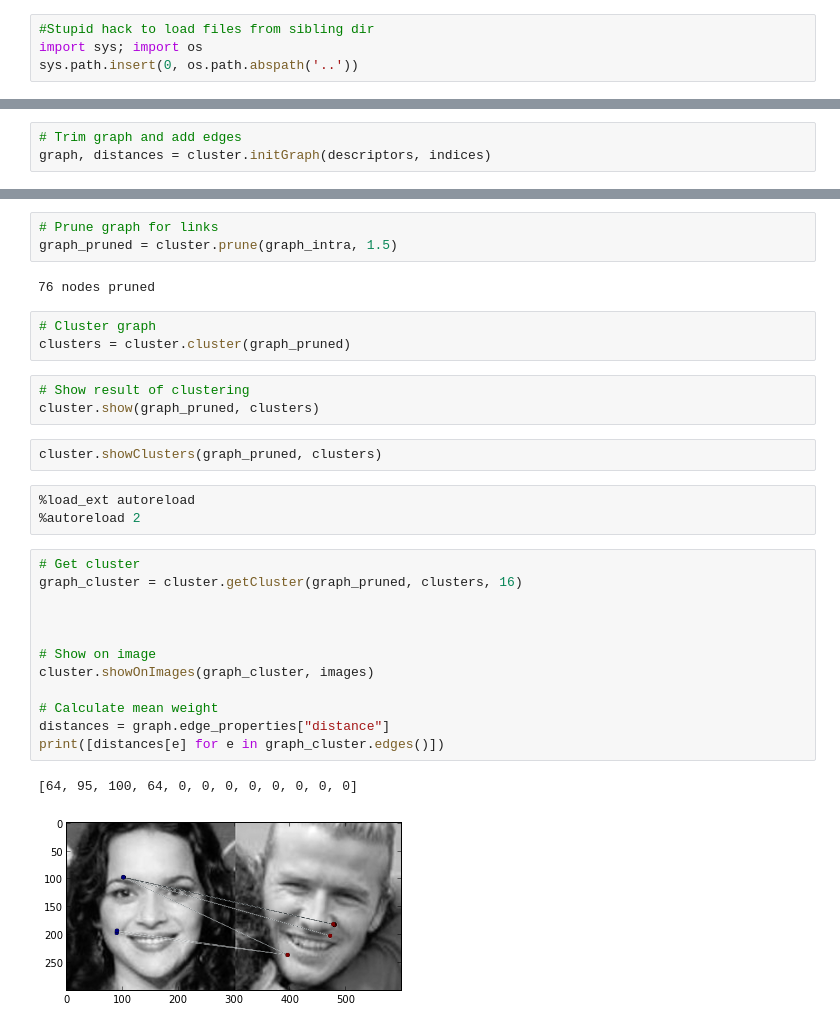
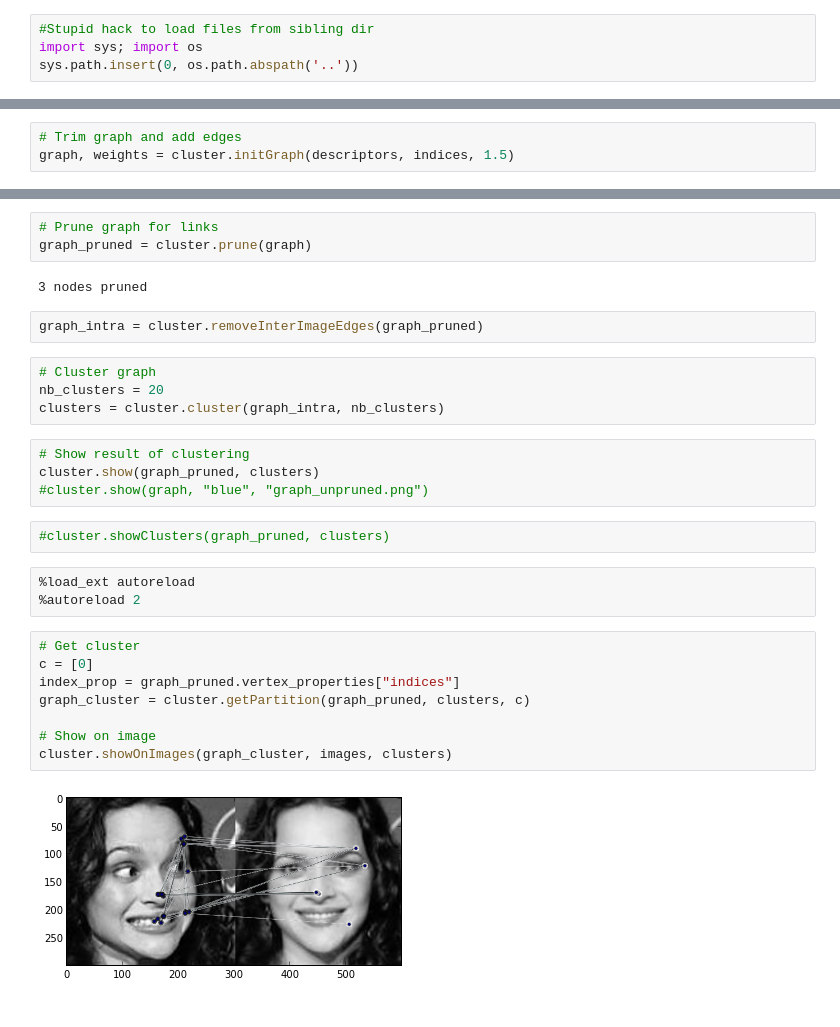
Before and after one commit to arnfred/Mirror-Match, a Jupyter notebook: code/cluster-match/Cluster-Test.ipynb, the cells around one changed output, grey strips where cells are left out. Cells and saved outputs as stored; diff of their text form.

Commit message:
Added some code to cluster

```diff
--- a/code/cluster-match/Cluster-Test.ipynb
+++ b/code/cluster-match/Cluster-Test.ipynb
@@ -25,6 +29,6 @@ print(labels)
 # %%
 # Trim graph and add edges
-graph, distances = cluster.initGraph(descriptors, indices)
+graph, weights = cluster.initGraph(descriptors, indices, 1.5)
 # %%
 cluster.setPositions(graph, keypoints)
 # %% [output]
@@ -39,31 +36,30 @@ graph_inter = gt.GraphView(graph, efilt=inter_edges)
 # %%
 # Prune graph for links
-graph_pruned = cluster.prune(graph_intra, 1.5)
+graph_pruned = cluster.prune(graph)
 # %% [output]
-76 nodes pruned
+3 nodes pruned
+# %%
+graph_intra = cluster.removeInterImageEdges(graph_pruned)
 # %%
 # Cluster graph
-clusters = cluster.cluster(graph_pruned)
+nb_clusters = 20
+clusters = cluster.cluster(graph_intra, nb_clusters)
 # %%
 # Show result of clustering
 cluster.show(graph_pruned, clusters)
+#cluster.show(graph, "blue", "graph_unpruned.png")
 # %%
-cluster.showClusters(graph_pruned, clusters)
+#cluster.showClusters(graph_pruned, clusters)
 # %%
 %load_ext autoreload
 %autoreload 2
 # %%
 # Get cluster
-graph_cluster = cluster.getCluster(graph_pruned, clusters, 16)
-
-
+c = [0]
+index_prop = graph_pruned.vertex_properties["indices"]
+graph_cluster = cluster.getPartition(graph_pruned, clusters, c)
 
 # Show on image
-cluster.showOnImages(graph_cluster, images)
-
-# Calculate mean weight
-distances = graph.edge_properties["distance"]
-print([distances[e] for e in graph_cluster.edges()])
+cluster.showOnImages(graph_cluster, images, clusters)
 # %% [output]
-[64, 95, 100, 64, 0, 0, 0, 0, 0, 0, 0, 0]
-[figure, old version]
+[figure, new version]
```
Also changed, not shown: parts of 5 cells of this notebook, 2 other files.
